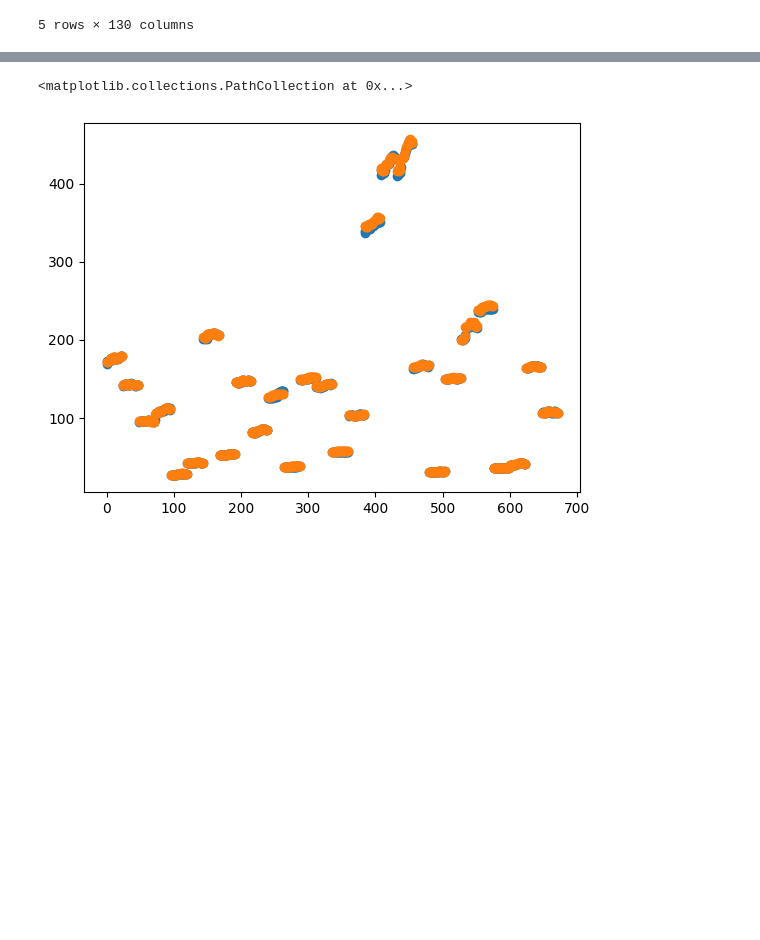
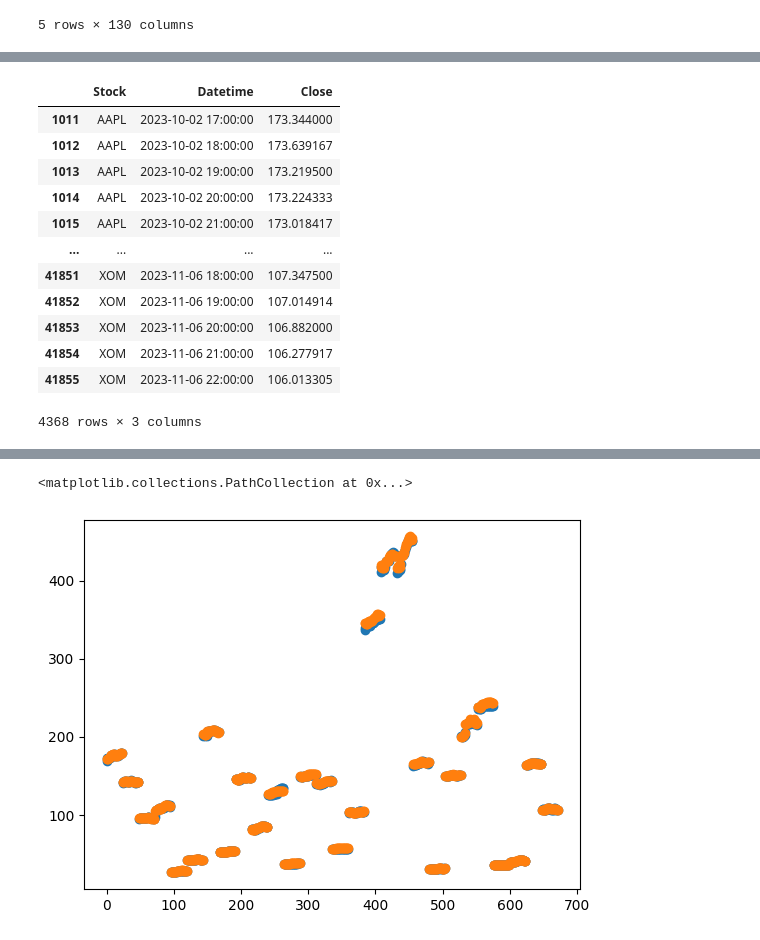
Before and after one commit to petrsokerin/Stock_Embedding, a Jupyter notebook: notebooks/TS2Vec.ipynb, the cells around one changed output, grey strips where cells are left out. Cells and saved outputs as stored; diff of their text form; code cells hidden in the pictures; blank space fills up the shorter version.

```diff
--- a/notebooks/TS2Vec.ipynb
+++ b/notebooks/TS2Vec.ipynb
@@ -284,0 +389,18 @@ X_train.head()
+# %%
+y_emd = pd.concat([y_train, y_test])
+# %%
+y_emd
+# %% [output]
+|  | Stock | Datetime | Close |
+| 1011 | AAPL | 2023-10-02 17:00:00 | 173.344000 |
+| 1012 | AAPL | 2023-10-02 18:00:00 | 173.639167 |
+| 1013 | AAPL | 2023-10-02 19:00:00 | 173.219500 |
+| 1014 | AAPL | 2023-10-02 20:00:00 | 173.224333 |
+| 1015 | AAPL | 2023-10-02 21:00:00 | 173.018417 |
+| ... | ... | ... | ... |
+| 41851 | XOM | 2023-11-06 18:00:00 | 107.347500 |
+| 41852 | XOM | 2023-11-06 19:00:00 | 107.014914 |
+| 41853 | XOM | 2023-11-06 20:00:00 | 106.882000 |
+| 41854 | XOM | 2023-11-06 21:00:00 | 106.277917 |
+| 41855 | XOM | 2023-11-06 22:00:00 | 106.013305 |
+4368 rows × 3 columns
```
Also changed, not shown: parts of 44 cells of this notebook.
